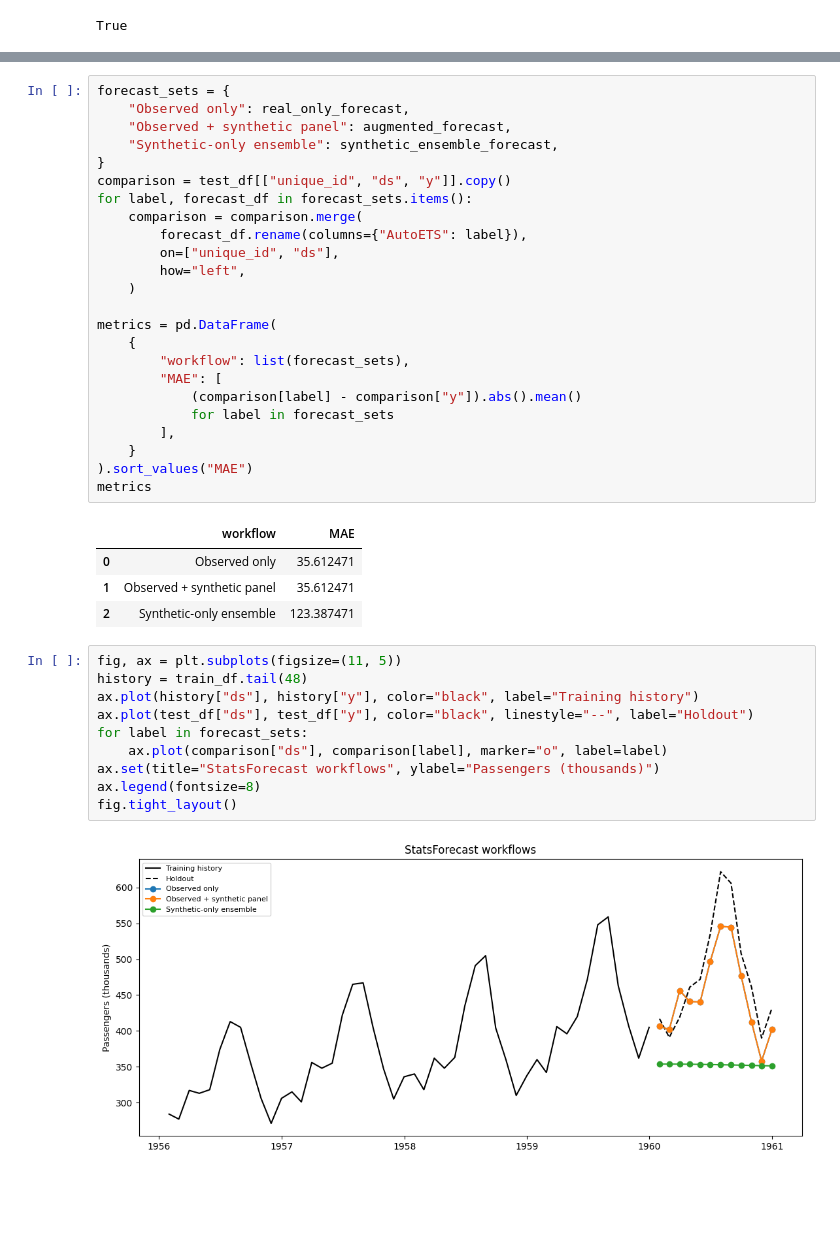
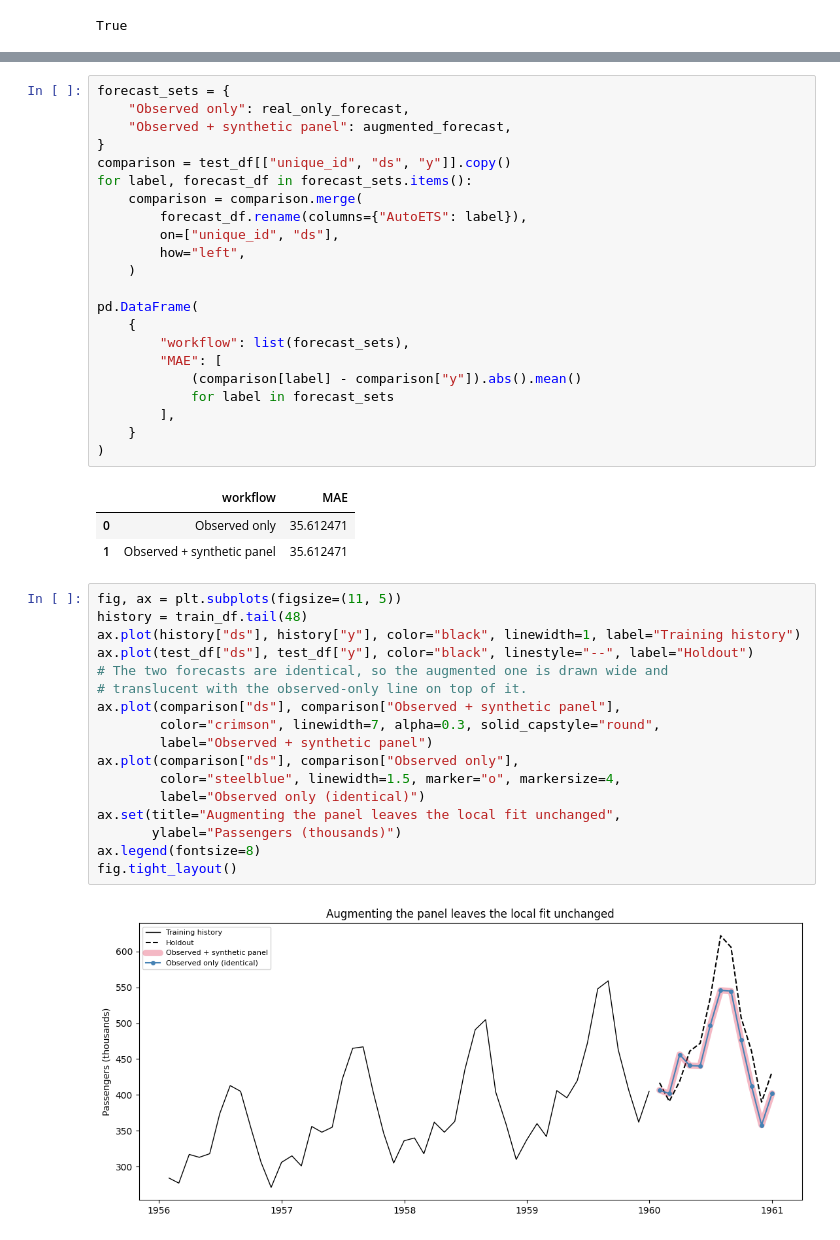
Before and after one commit to Nixtla/synforecast, a Jupyter notebook: nbs/docs/integrations/statsforecast.ipynb, the cells around one changed output, grey strips where cells are left out. Drawn from its saved outputs; the diff is of its cells as text; blank space fills up the shorter version.

```diff
--- a/nbs/docs/integrations/statsforecast.ipynb
+++ b/nbs/docs/integrations/statsforecast.ipynb
@@ -97,7 +119,6 @@ synthetic_ensemble_forecast = (
 forecast_sets = {
     "Observed only": real_only_forecast,
     "Observed + synthetic panel": augmented_forecast,
-    "Synthetic-only ensemble": synthetic_ensemble_forecast,
 }
 comparison = test_df[["unique_id", "ds", "y"]].copy()
 for label, forecast_df in forecast_sets.items():
@@ -107,7 +128,7 @@ for label, forecast_df in forecast_sets.items():
         how="left",
     )
 
-metrics = pd.DataFrame(
+pd.DataFrame(
     {
         "workflow": list(forecast_sets),
         "MAE": [
@@ -115,22 +136,27 @@ metrics = pd.DataFrame(
             for label in forecast_sets
         ],
     }
-).sort_values("MAE")
-metrics
+)
 # %% [output]
 |  | workflow | MAE |
 | 0 | Observed only | 35.612471 |
 | 1 | Observed + synthetic panel | 35.612471 |
-| 2 | Synthetic-only ensemble | 123.387471 |
 # %%
 fig, ax = plt.subplots(figsize=(11, 5))
 history = train_df.tail(48)
-ax.plot(history["ds"], history["y"], color="black", label="Training history")
+ax.plot(history["ds"], history["y"], color="black", linewidth=1, label="Training history")
 ax.plot(test_df["ds"], test_df["y"], color="black", linestyle="--", label="Holdout")
-for label in forecast_sets:
-    ax.plot(comparison["ds"], comparison[label], marker="o", label=label)
-ax.set(title="StatsForecast workflows", ylabel="Passengers (thousands)")
+# The two forecasts are identical, so the augmented one is drawn wide and
+# translucent with the observed-only line on top of it.
+ax.plot(comparison["ds"], comparison["Observed + synthetic panel"],
+        color="crimson", linewidth=7, alpha=0.3, solid_capstyle="round",
+        label="Observed + synthetic panel")
+ax.plot(comparison["ds"], comparison["Observed only"],
+        color="steelblue", linewidth=1.5, marker="o", markersize=4,
+        label="Observed only (identical)")
+ax.set(title="Augmenting the panel leaves the local fit unchanged",
+       ylabel="Passengers (thousands)")
 ax.legend(fontsize=8)
 fig.tight_layout()
 # %% [output]
-[figure, old version]
+[figure, new version]
```
Also changed, not shown: parts of 9 cells of this notebook, 1 other file.
